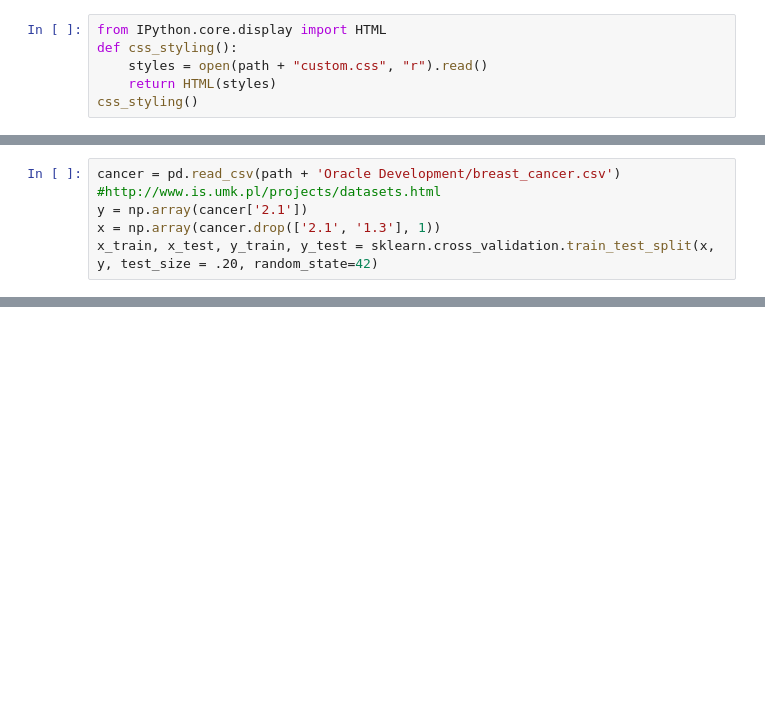
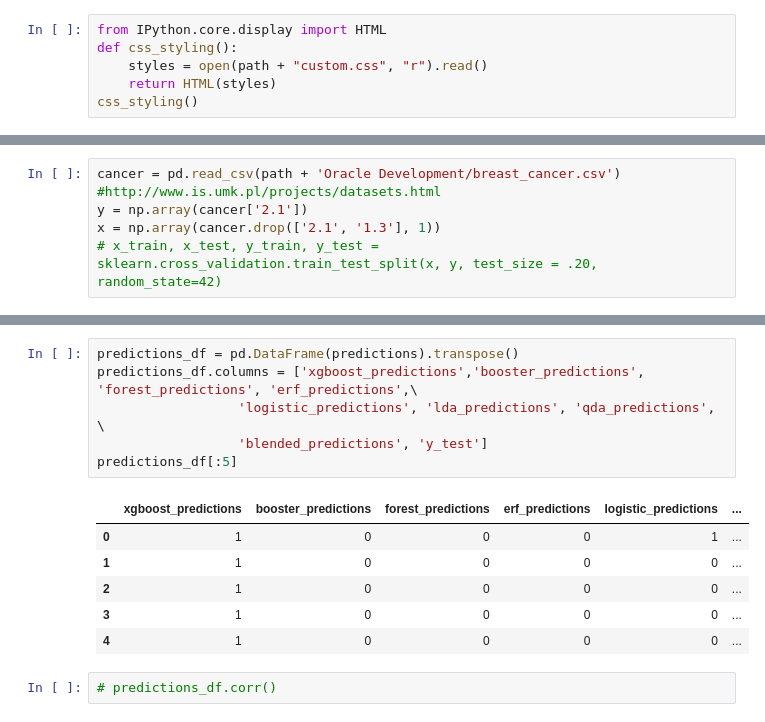
Before and after one commit to JeremyNixon/Systematized-Predictive-Modeling, a Jupyter notebook: Automated Predictive Modeling.ipynb, the cells around one changed output, grey strips where cells are left out. Saved outputs shown, nothing was run; the diff lists cells and outputs as text; blank space fills up the shorter version.

```diff
--- a/Automated Predictive Modeling.ipynb
+++ b/Automated Predictive Modeling.ipynb
@@ -53,7 +58,7 @@ cancer = pd.read_csv(path + 'Oracle Development/breast_cancer.csv')
 #http://www.is.umk.pl/projects/datasets.html
 y = np.array(cancer['2.1'])
 x = np.array(cancer.drop(['2.1', '1.3'], 1))
-x_train, x_test, y_train, y_test = sklearn.cross_validation.train_test_split(x, y, test_size = .20, random_state=42)
+# x_train, x_test, y_train, y_test = sklearn.cross_validation.train_test_split(x, y, test_size = .20, random_state=42)
 # %%
 votes = pd.read_csv(path + '/Oracle Development/votes.csv')
 votes = votes.replace('?', float('NaN'))
@@ -341,0 +591,15 @@ Iris:
+# %%
+predictions_df = pd.DataFrame(predictions).transpose()
+predictions_df.columns = ['xgboost_predictions','booster_predictions', 'forest_predictions', 'erf_predictions',\
+                  'logistic_predictions', 'lda_predictions', 'qda_predictions', \
+                  'blended_predictions', 'y_test']
+predictions_df[:5]
+# %% [output]
+|  | xgboost_predictions | booster_predictions | forest_predictions | erf_predictions | logistic_predictions | ... |
+| 0 | 1 | 0 | 0 | 0 | 1 | ... |
+| 1 | 1 | 0 | 0 | 0 | 0 | ... |
+| 2 | 1 | 0 | 0 | 0 | 0 | ... |
+| 3 | 1 | 0 | 0 | 0 | 0 | ... |
+| 4 | 1 | 0 | 0 | 0 | 0 | ... |
+# %%
+# predictions_df.corr()
```
Also changed, not shown: parts of 22 cells of this notebook.
